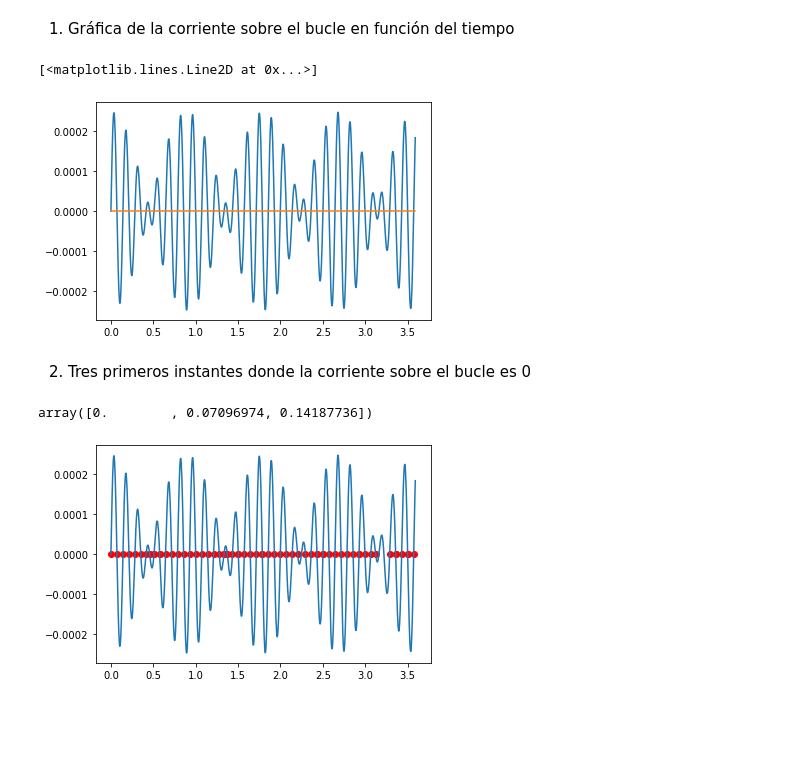
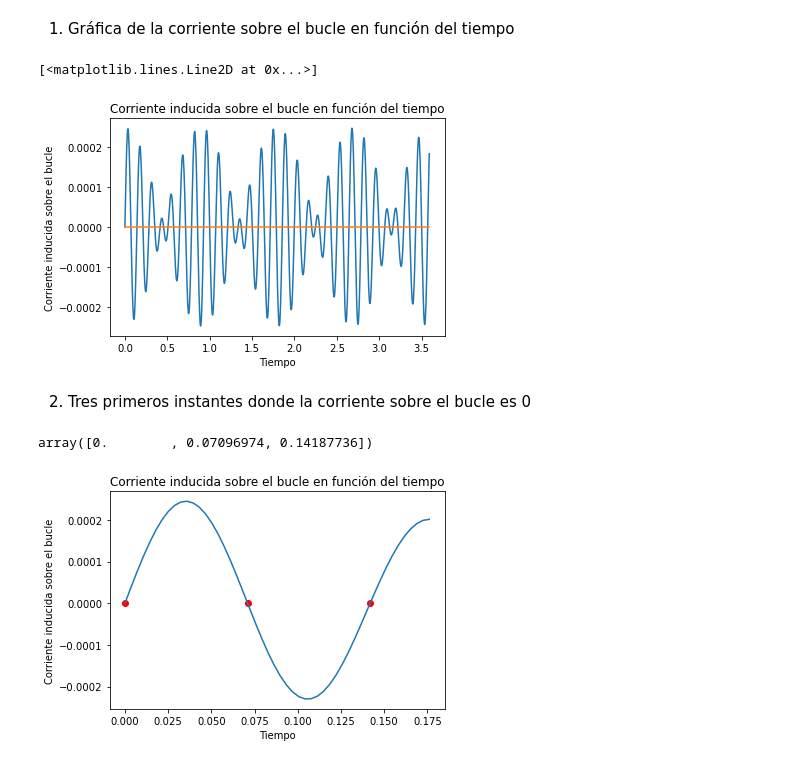
Before and after one commit to slaverdeg/complementaria, a Jupyter notebook: Taller_2/Punto1_Derivadas.ipynb, the cells around one changed output. Saved outputs shown, nothing was run; the diff lists cells and outputs as text; code cells hidden in the pictures; blank space fills up the shorter version.

```diff
--- a/Taller_2/Punto1_Derivadas.ipynb
+++ b/Taller_2/Punto1_Derivadas.ipynb
@@ -10,33 +10,36 @@ Punto 1: Derivadas
 # %%
 r = 0.25
 R = 1750
 B0 = 0.05
 f = 7
 Omega = 3.5
 T_bucle = (2*np.pi)/Omega
 
 t = np.linspace(0,2*T_bucle,1000)
-h = t[1]-t[0]
 
 def Derivada(f,x,h=1e-8):
     return (f(x+h)-f(x-h))/(2*h)
 
 def Flujo(t):
     return np.pi*(r**2)*B0*np.cos(Omega*t)*np.cos(2*np.pi*f*t)
 
 def Corriente_Inducida(t):
     return (-1)*(1/R)*Derivada(Flujo,t)
 
 I = Corriente_Inducida(t)
 D_I = Derivada(Corriente_Inducida,t)
 
 cero = np.tile(0,reps=len(t))
-plt.plot(t,I)
+fig,ax = plt.subplots()
+ax.plot(t,I)
+ax.set_ylabel('Corriente inducida sobre el bucle')
+ax.set_xlabel('Tiempo')
+ax.set_title('Corriente inducida sobre el bucle en función del tiempo')
 #plt.plot(t,D_I)
-plt.plot(t,cero)
+ax.plot(t,cero)
 # %% [output]
 [<matplotlib.lines.Line2D at 0x...>]
-[figure, old version]
+[figure, new version]
 # %% [markdown]
 2. Tres primeros instantes donde la corriente sobre el bucle es 0
 # %%
@@ -86,9 +89,13 @@ def GetAllRoots(x, tolerancia=10):
     return Roots
 
 Roots = GetAllRoots(t)
-plt.plot(t,Corriente_Inducida(t))
-plt.scatter(Roots[1:],Corriente_Inducida(Roots[1:]),color='r')
+fig,ax = plt.subplots()
+ax.plot(t[0:50],I[0:50])
+ax.set_ylabel('Corriente inducida sobre el bucle')
+ax.set_xlabel('Tiempo')
+ax.set_title('Corriente inducida sobre el bucle en función del tiempo')
+ax.scatter(Roots[1:4],Corriente_Inducida(Roots[1:4]),color='r')
 Roots[1:4]
 # %% [output]
 array([0.        , 0.07096974, 0.14187736])
-[figure, old version]
+[figure, new version]
```
Also changed, not shown: 2 other files.
